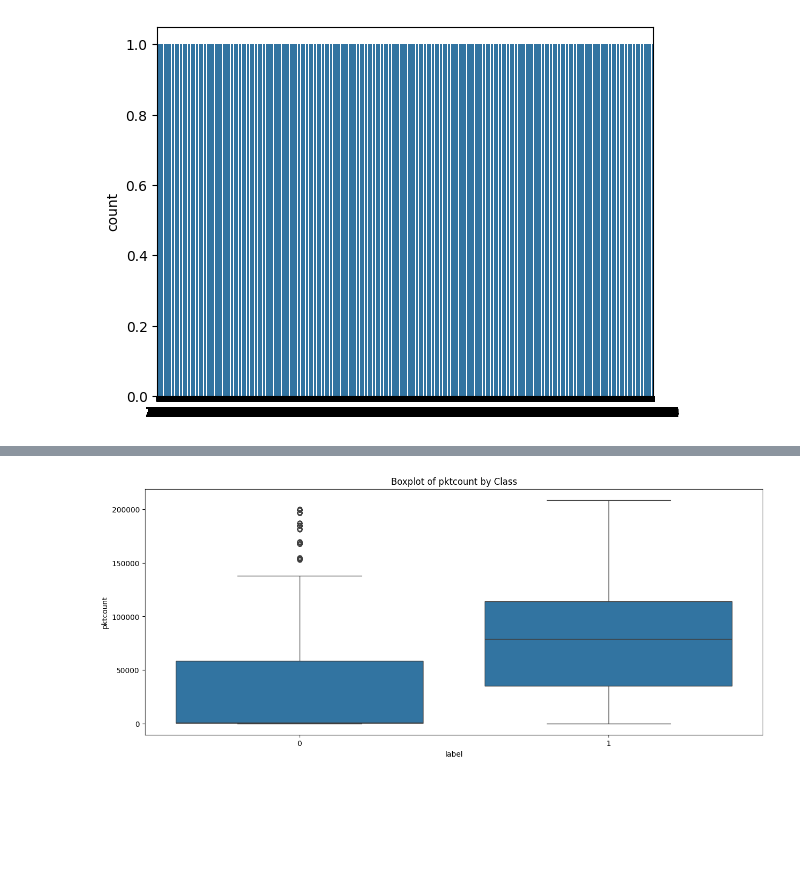
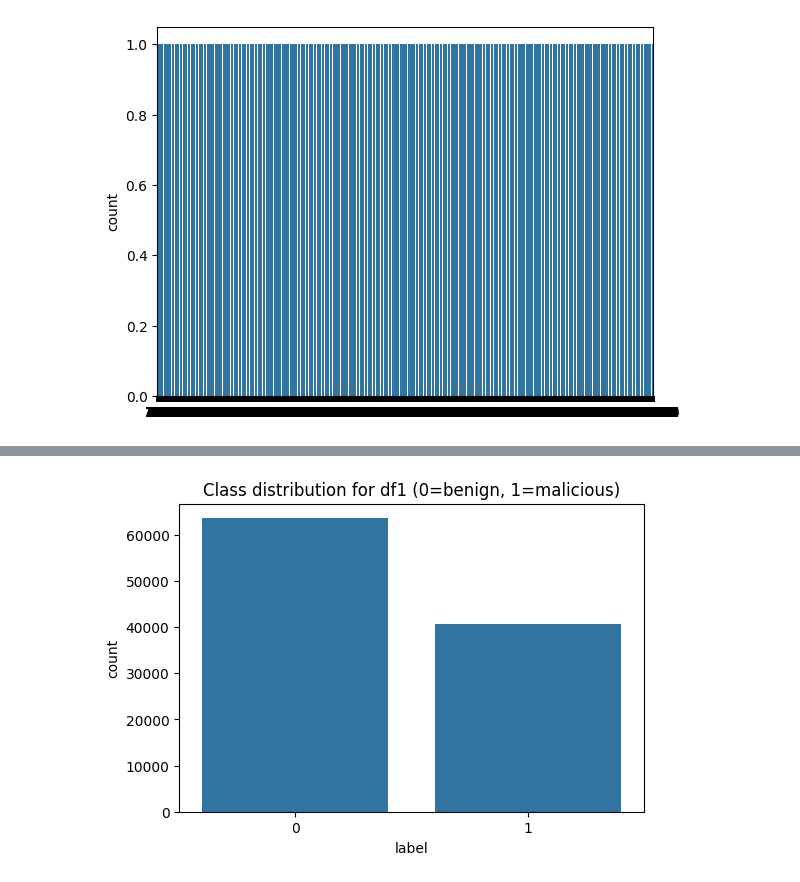
Before and after one commit to DatNguyenPT/sdn-ids, a Jupyter notebook: DDoS_SDN by Aiken Kazin/data.ipynb, the cells around one changed output, grey strips where cells are left out. Saved outputs shown, nothing was run; the diff lists cells and outputs as text; code cells hidden in the pictures; blank space fills up the shorter version.

```diff
--- a/DDoS_SDN by Aiken Kazin/data.ipynb
+++ b/DDoS_SDN by Aiken Kazin/data.ipynb
@@ -181,0 +267,2 @@ df = normalization(df)
+# %%
+df2 = normalization(df2)
@@ -265,9 +313,9 @@ NameError: name 'protocol_mapping' is not defined
-# %%
-plt.figure(figsize=(15,6))
-sns.boxplot(x='label', y='pktcount', data=df)
-plt.title("Boxplot of pktcount by Class")
-plt.show()
-# %% [output]
-[figure, removed]
+# %%
+plt.figure(figsize=(6,4))
+sns.countplot(x='label', data=df2)
+plt.title("Class distribution for df1 (0=benign, 1=malicious)")
+plt.show()
+# %% [output]
+[figure, added]
 # %%
 ########################### TRAIN ###########################
```
Also changed, not shown: parts of 52 cells of this notebook, 9 other files.
